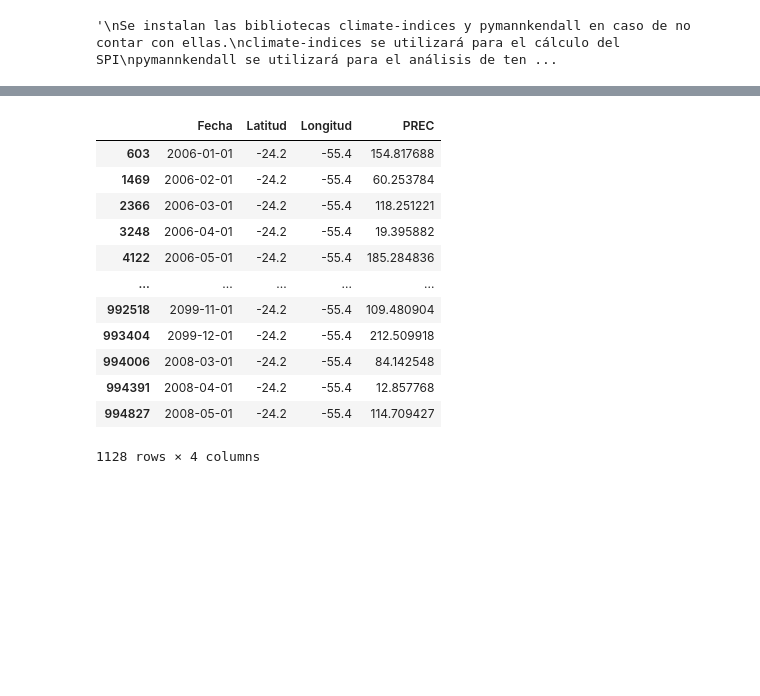
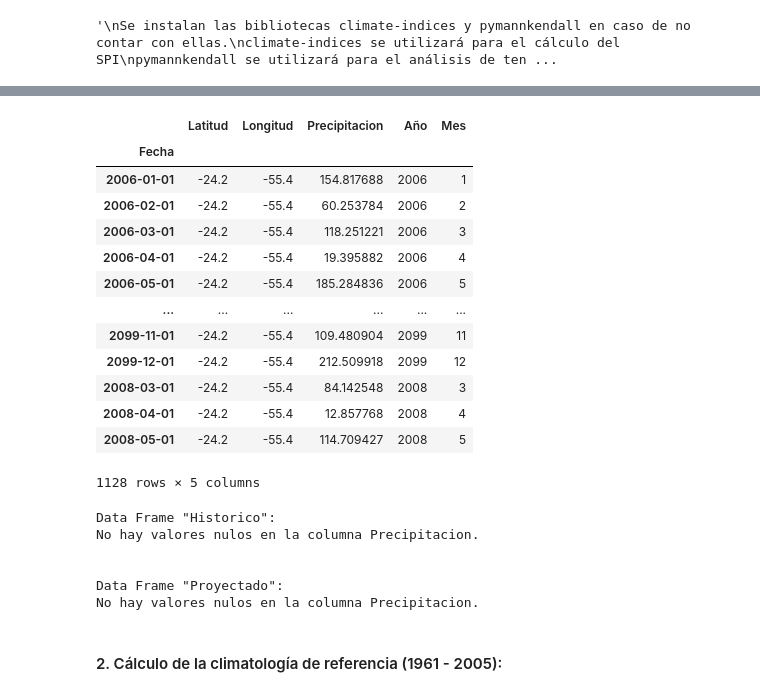
Before and after one commit to aliciagali-s/proyectoFinalPython_AG, a Jupyter notebook: proyecto_final_AliciaGali.ipynb, the cells around one changed output, grey strips where cells are left out. Drawn from its saved outputs; the diff is of its cells as text; code cells hidden in the pictures; blank space fills up the shorter version.

```diff
--- a/proyecto_final_AliciaGali.ipynb
+++ b/proyecto_final_AliciaGali.ipynb
@@ -59,18 +100,60 @@ historico
 # %%
+'''
+Se aplica el mismo filtro realizado para el Data Frame 'historico', en donde solo se conservan las filas con:
+Latitud: -24.2
+Longitud: -55.4
+Y se renombra la columna 'PREC' como 'Precipitacion', ahora ya se tienen ambos Data Frame con columnas del mismo
+nombre.
+De igual manera, se convierte la columna 'Fecha' a formato datetime, se asigna la columna 'Fecha' como
+el index del Data Frame proyectado, y se crean las columnas auxiliares 'Año' y 'Mes'
+'''
 proyectado = pd.read_csv('BESM_RCP45_PREC_2006_2099_PY.csv')
 proyectado = proyectado[(proyectado['Latitud'] == -24.2) & (proyectado['Longitud'] == -55.4)]
+proyectado.rename(columns={'PREC': 'Precipitacion'}, inplace=True)
+proyectado['Fecha'] = pd.to_datetime(proyectado['Fecha'])
+proyectado = proyectado.set_index(['Fecha'])
+proyectado['Año'] = proyectado.index.year
+proyectado['Mes'] = proyectado.index.month
 proyectado
 # %% [output]
-|  | Fecha | Latitud | Longitud | PREC |
-| 603 | 2006-01-01 | -24.2 | -55.4 | 154.817688 |
-| 1469 | 2006-02-01 | -24.2 | -55.4 | 60.253784 |
-| 2366 | 2006-03-01 | -24.2 | -55.4 | 118.251221 |
-| 3248 | 2006-04-01 | -24.2 | -55.4 | 19.395882 |
-| 4122 | 2006-05-01 | -24.2 | -55.4 | 185.284836 |
-| ... | ... | ... | ... | ... |
-| 992518 | 2099-11-01 | -24.2 | -55.4 | 109.480904 |
-| 993404 | 2099-12-01 | -24.2 | -55.4 | 212.509918 |
-| 994006 | 2008-03-01 | -24.2 | -55.4 | 84.142548 |
-| 994391 | 2008-04-01 | -24.2 | -55.4 | 12.857768 |
-| 994827 | 2008-05-01 | -24.2 | -55.4 | 114.709427 |
+|  | Latitud | Longitud | Precipitacion | Año | Mes |
+| Fecha |  |  |  |  |  |
+| 2006-01-01 | -24.2 | -55.4 | 154.817688 | 2006 | 1 |
+| 2006-02-01 | -24.2 | -55.4 | 60.253784 | 2006 | 2 |
+| 2006-03-01 | -24.2 | -55.4 | 118.251221 | 2006 | 3 |
+| 2006-04-01 | -24.2 | -55.4 | 19.395882 | 2006 | 4 |
+| 2006-05-01 | -24.2 | -55.4 | 185.284836 | 2006 | 5 |
+| ... | ... | ... | ... | ... | ... |
+| 2099-11-01 | -24.2 | -55.4 | 109.480904 | 2099 | 11 |
+| 2099-12-01 | -24.2 | -55.4 | 212.509918 | 2099 | 12 |
+| 2008-03-01 | -24.2 | -55.4 | 84.142548 | 2008 | 3 |
+| 2008-04-01 | -24.2 | -55.4 | 12.857768 | 2008 | 4 |
+| 2008-05-01 | -24.2 | -55.4 | 114.709427 | 2008 | 5 |
-1128 rows × 4 columns
+1128 rows × 5 columns
+# %%
+# Se crea una función para evaluar si existen valores nulos en la columna
+# 'Precipitacion' y eliminar esos registros
+
+def eliminar_nulos(df):
+    if df['Precipitacion'].isna().any():
+        print('La columna "Precipitacion" presenta valores nulos que serán eliminados.')
+        df = df.dropna(subset=['Precipitacion'])
+    else:
+        print('No hay valores nulos en la columna Precipitacion.')
+    return df
+
+print('Data Frame "Historico":')
+historico = eliminar_nulos(historico)
+
+print('\n')
+print('Data Frame "Proyectado":')
+proyectado = eliminar_nulos(proyectado)
+# %% [output]
+Data Frame "Historico":
+No hay valores nulos en la columna Precipitacion.
+
+
+Data Frame "Proyectado":
+No hay valores nulos en la columna Precipitacion.
+# %% [markdown]
+#### 2. Cálculo de la climatología de referencia (1961 - 2005):
```
Also changed, not shown: parts of 36 cells of this notebook, 8 other files.
